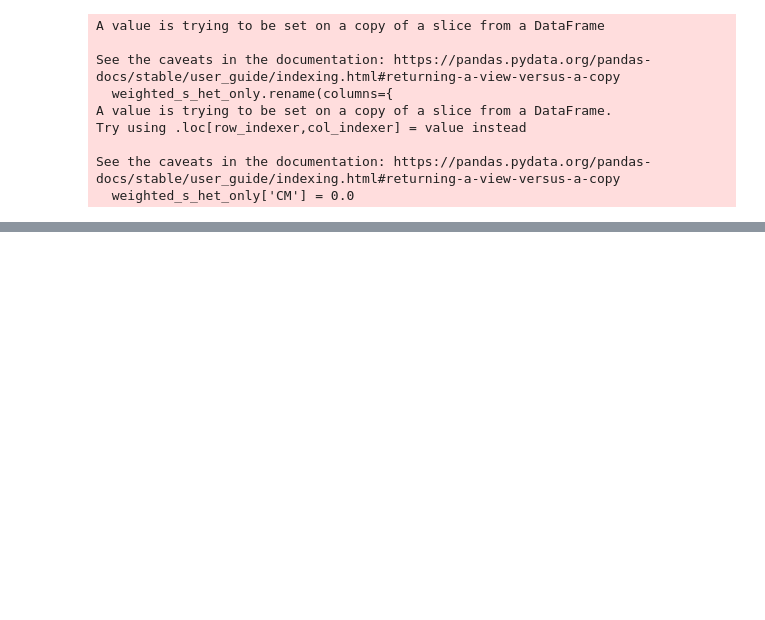
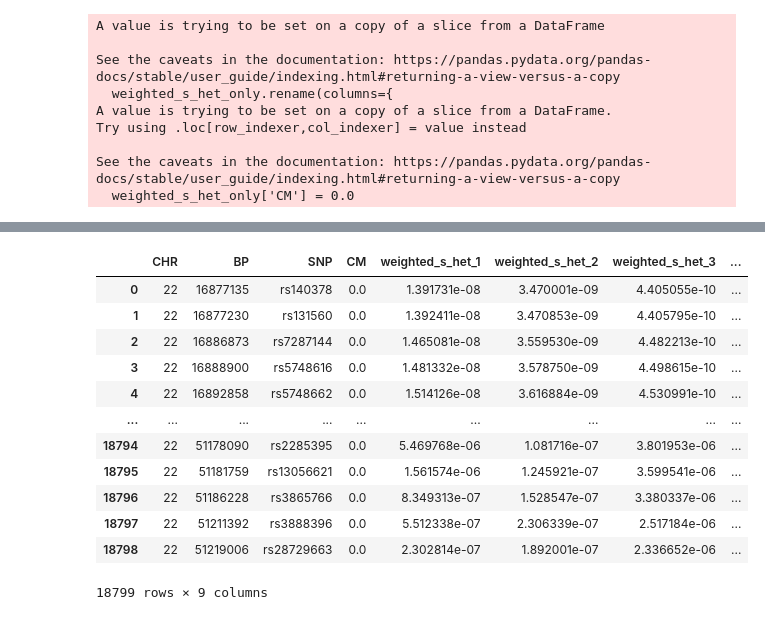
Before and after one commit to ojkafka/Capstone, a Jupyter notebook: Nearest Genes Top 5 (OK).ipynb, the cells around one changed output, grey strips where cells are left out. Drawn from its saved outputs; the diff is of its cells as text; code cells hidden in the pictures; blank space fills up the shorter version.

Commit message:
more annots

```diff
--- a/Nearest Genes Top 5 (OK).ipynb
+++ b/Nearest Genes Top 5 (OK).ipynb
@@ -782,0 +797,3 @@ annot_df_22
+# %%
+bim_file = pd.read_csv('/Users/oliverkafka/Documents/NYU/3rd Sem NYU/Captone Project/ldsc/1kg_eur/22.bim', delim_whitespace=True, header=None, names=['CHR', 'SNP', 'CM', 'BP', 'A1', 'A2'])
+bim_file
@@ -782,0 +814,21 @@ annot_df_22
+# %%
+merged_annot_22 = pd.merge(bim_file[['CHR', 'BP', 'SNP']], annot_df_22, on=['CHR', 'BP'], how='inner')
+merged_annot_22 = merged_annot_22.rename(columns = {'SNP_x': 'SNP'})
+merged_annot_22 = merged_annot_22.drop(columns = ['SNP_y'])
+merged_annot_22 = merged_annot_22[['CHR', 'BP', 'SNP', 'CM', 'weighted_s_het_1', 'weighted_s_het_2', 'weighted_s_het_3', 'weighted_s_het_4', 'weighted_s_het_5']]
+# %%
+merged_annot_22
+# %% [output]
+|  | CHR | BP | SNP | CM | weighted_s_het_1 | weighted_s_het_2 | weighted_s_het_3 | ... |
+| 0 | 22 | 16877135 | rs140378 | 0.0 | 1.391731e-08 | 3.470001e-09 | 4.405055e-10 | ... |
+| 1 | 22 | 16877230 | rs131560 | 0.0 | 1.392411e-08 | 3.470853e-09 | 4.405795e-10 | ... |
+| 2 | 22 | 16886873 | rs7287144 | 0.0 | 1.465081e-08 | 3.559530e-09 | 4.482213e-10 | ... |
+| 3 | 22 | 16888900 | rs5748616 | 0.0 | 1.481332e-08 | 3.578750e-09 | 4.498615e-10 | ... |
+| 4 | 22 | 16892858 | rs5748662 | 0.0 | 1.514126e-08 | 3.616884e-09 | 4.530991e-10 | ... |
+| ... | ... | ... | ... | ... | ... | ... | ... | ... |
+| 18794 | 22 | 51178090 | rs2285395 | 0.0 | 5.469768e-06 | 1.081716e-07 | 3.801953e-06 | ... |
+| 18795 | 22 | 51181759 | rs13056621 | 0.0 | 1.561574e-06 | 1.245921e-07 | 3.599541e-06 | ... |
+| 18796 | 22 | 51186228 | rs3865766 | 0.0 | 8.349313e-07 | 1.528547e-07 | 3.380337e-06 | ... |
+| 18797 | 22 | 51211392 | rs3888396 | 0.0 | 5.512338e-07 | 2.306339e-07 | 2.517184e-06 | ... |
+| 18798 | 22 | 51219006 | rs28729663 | 0.0 | 2.302814e-07 | 1.892001e-07 | 2.336652e-06 | ... |
+18799 rows × 9 columns
```
Also changed, not shown: parts of 6 cells of this notebook.
